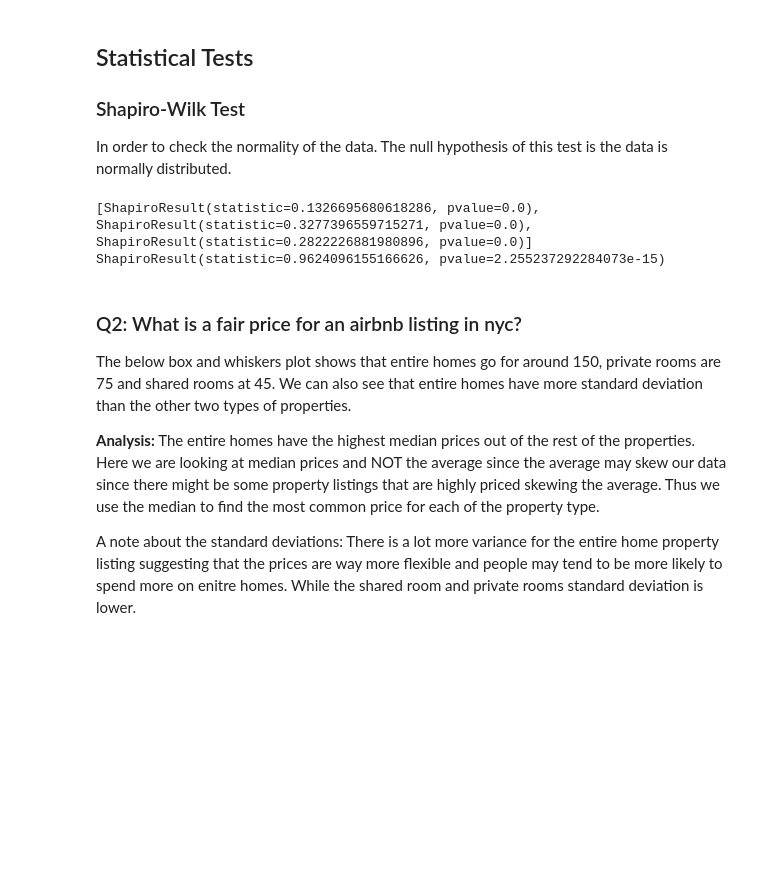
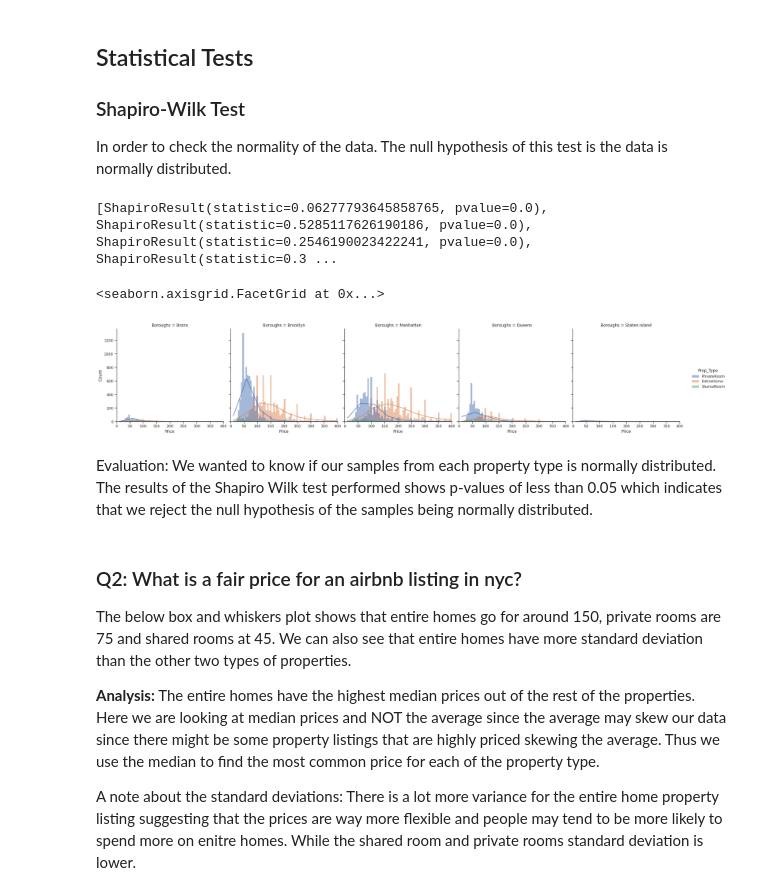
Before and after one commit to defunSM/Data-Science-Portfolio, a Jupyter notebook: NYC_Airbnb/NYC_airbnb.ipynb, the cells around one changed output. Cells and saved outputs as stored; diff of their text form; code cells hidden in the pictures; blank space fills up the shorter version.

Commit message:
added: visualization of displot

```diff
--- a/NYC_Airbnb/NYC_airbnb.ipynb
+++ b/NYC_Airbnb/NYC_airbnb.ipynb
@@ -144,15 +144,27 @@ df[df['Prop_Type'] == 'EntireHome'].describe()
 ### Shapiro-Wilk Test
 In order to check the normality of the data. The null hypothesis of this test  is the data is normally distributed.
 # %%
-private_room_prices = df[df['Prop_Type'] == 'PrivateRoom']['Price']
-entire_home_prices = df[df['Prop_Type'] == 'EntireHome']['Price']
-shared_room_prices = df[df['Prop_Type'] == 'SharedRoom']['Price']
+# We sample 3000 samples from each property type to avoid ineffectiveness of shapiro test when N > 5000
+private_room_prices = df[df['Prop_Type'] == 'PrivateRoom']['Price'].sample(3000, replace=True)
+entire_home_prices = df[df['Prop_Type'] == 'EntireHome']['Price'].sample(3000, replace=True)
+shared_room_prices = df[df['Prop_Type'] == 'SharedRoom']['Price'].sample(3000, replace=True)
 
-normality_test = map(lambda x: shapiro(x), [private_room_prices, entire_home_prices, shared_room_prices])
+
+# Performing the shapiro-wilk test to determine p-values
+normality_test = map(lambda x: shapiro(x), [private_room_prices, entire_home_prices, shared_room_prices, df['Price']])
 print(list(normality_test))
 # %% [output]
-[ShapiroResult(statistic=0.1326695680618286, pvalue=0.0), ShapiroResult(statistic=0.3277396559715271, pvalue=0.0), ShapiroResult(statistic=0.2822226881980896, pvalue=0.0)]
-ShapiroResult(statistic=0.9624096155166626, pvalue=2.255237292284073e-15)
+[ShapiroResult(statistic=0.06277793645858765, pvalue=0.0), ShapiroResult(statistic=0.5285117626190186, pvalue=0.0), ShapiroResult(statistic=0.2546190023422241, pvalue=0.0), ShapiroResult(statistic=0.3 ...
+# %%
+sns.set(style="ticks")
+plot = sns.displot(data=df, x="Price", hue="Prop_Type", col="Boroughs", kde=True)
+plot.set(xlim=(0,400))
+# %% [output]
+<seaborn.axisgrid.FacetGrid at 0x...>
+[figure, added]
+# %% [markdown]
+Evaluation:
+We wanted to know if our samples from each property type is normally distributed. The results of the Shapiro Wilk test performed shows p-values of less than 0.05 which indicates that we reject the null hypothesis of the samples being normally distributed.
 # %% [markdown]
 ### Q2: What is a fair price for an airbnb listing in nyc?
 
```
